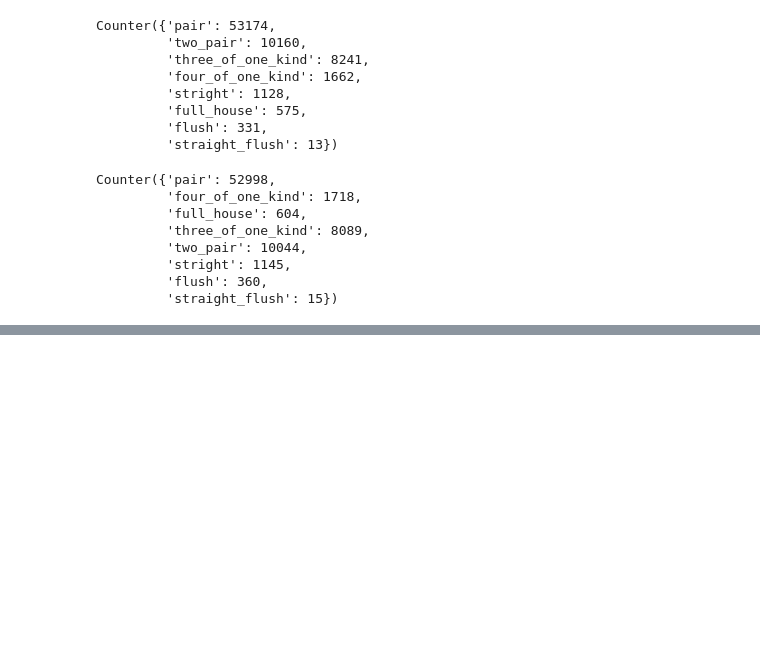
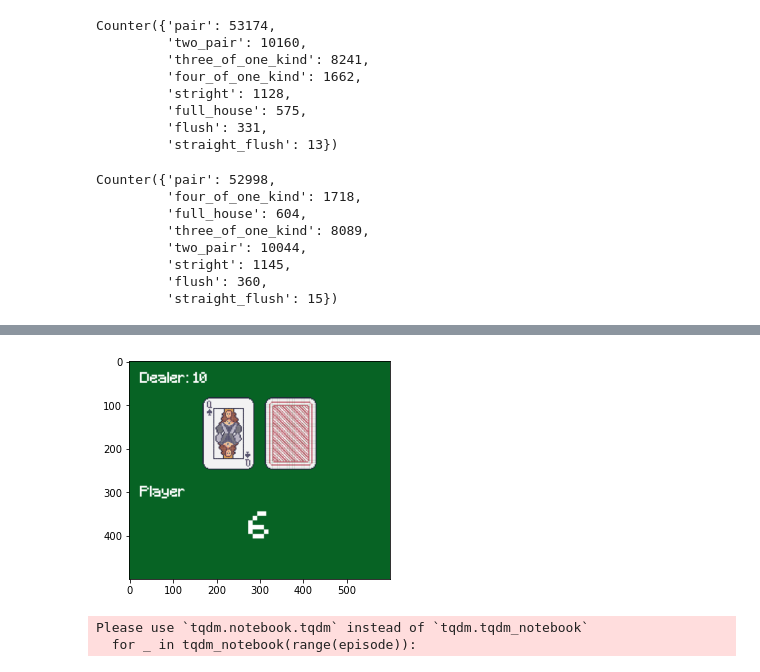
Before and after one commit to philovie/Reinforcement_Learning, a Jupyter notebook: Lecture_01/practice.ipynb, the cells around one changed output, grey strips where cells are left out. Saved outputs shown, nothing was run; the diff lists cells and outputs as text; code cells hidden in the pictures; blank space fills up the shorter version.

```diff
--- a/Lecture_01/practice.ipynb
+++ b/Lecture_01/practice.ipynb
@@ -406,0 +461,68 @@ Counter({'pair': 52998,
+# %%
+import numpy as np
+from matplotlib import pyplot as plt
+from matplotlib import animation
+
+frames = []
+env.reset()
+for _ in range(10):
+    action = env.action_space.sample()  # agent policy that uses the observation and info
+    observation, reward, terminated, truncated, info = env.step(action)
+    frames.append(env.render())
+    if terminated or truncated:
+        observation, info = env.reset()
+
+env.close()
+
+pygame.init()
+
+fig = plt.figure()
+env.reset()
+data = env.render()
+im = plt.imshow(data, cmap='gist_gray_r', vmin=0, vmax=1)
+
+def init():
+    im.set_data(env.render())
+
+def animate(i):
+    env.reset()
+    im.set_data(frames[i])
+    time.sleep(0.2)
+    return im
+
+anim = animation.FuncAnimation(fig, animate, init_func=init, frames=len(frames),
+                               interval=50)
+# %% [output]
+[figure, added]
+# %%
+from tqdm import tqdm_notebook
+#episode = 100
+episode = 500000 # try this second time
+trajectories = []
+
+state, info = env.reset()
+
+win_or_loss = []
+
+for _ in tqdm_notebook(range(episode)):
+    trajectory = []
+    while True:
+        action = env.action_space.sample()  # agent policy that uses the observation and info
+        next_state, reward, terminated, truncated, info = env.step(action)
+        #print(state, action, reward) # close this if episode is too huge
+        trajectory.append( (state, action, reward) )
+
+       # frames.append(env.render())
+        if terminated or truncated:
+            state, info = env.reset()
+
+            win_or_loss.append(True if reward > 0 else False)
+
+            trajectories.append(trajectory)
+
+            break
+
+env.close()
+# %% [output]
+Please use `tqdm.notebook.tqdm` instead of `tqdm.tqdm_notebook`
+  for _ in tqdm_notebook(range(episode)):
```
Also changed, not shown: parts of 32 cells of this notebook.
